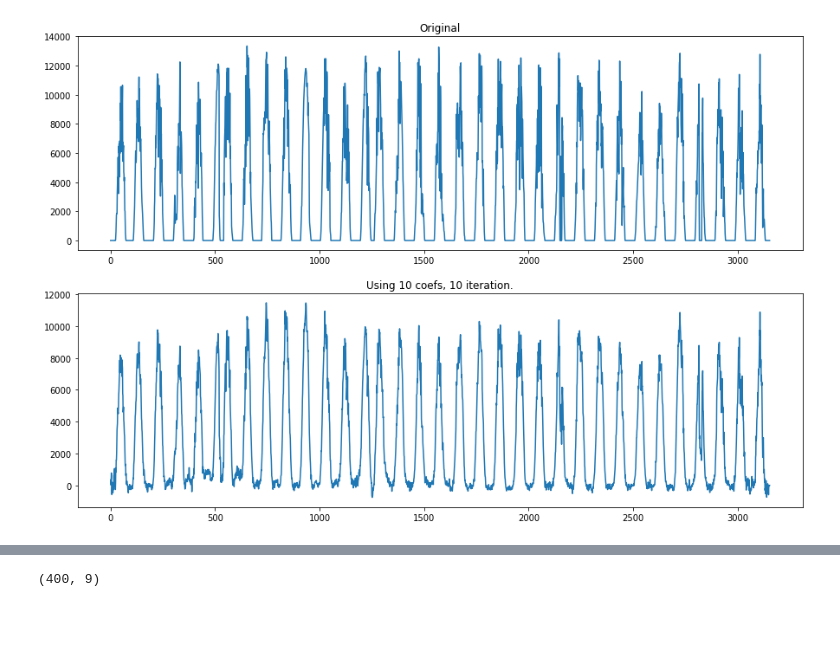
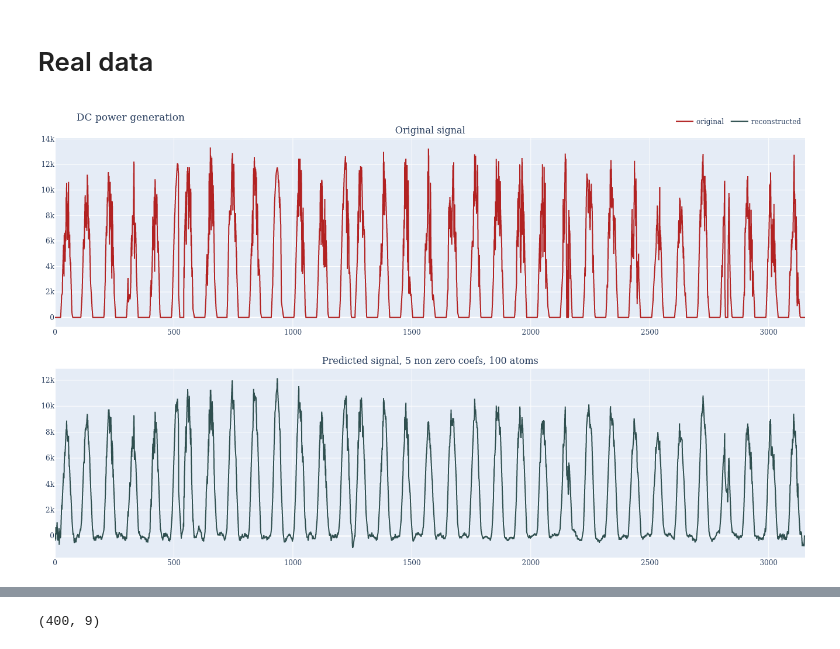
Before and after one commit to Flbk/mva-ts-project, a Jupyter notebook: K-SVD-notebook.ipynb, the cells around one changed output, grey strips where cells are left out. Cells and saved outputs as stored; diff of their text form; code cells hidden in the pictures; blank space fills up the shorter version.

Commit message:
Nice plots in notebook.

```diff
--- a/K-SVD-notebook.ipynb
+++ b/K-SVD-notebook.ipynb
@@ -33,12 +32,15 @@ def get_trajectory_matrix(arr, window_shape, jump=1):
     return sliding_window_view(x=arr, window_shape=window_shape)[::jump].T
 # %%
 class KSVD:
-    def __init__(self, n_nonzero_coefs, K, sparse_coding_solver='omp', max_iter=100, tol=1e-5, **args):
+    def __init__(self, n_nonzero_coefs, K, sparse_coding_solver='omp', max_iter=100, tol=5e-3, parallel=False, **args):
         self.n_nonzero_coefs = n_nonzero_coefs
         self.K = K
         self.max_iter = max_iter
         self.tol = tol
         self.sparse_coding_solver = sparse_coding_solver
+        self.dict_errors = []
+        self.reconstruction_errors = []
+        self.parallel = parallel
 
     def update_column(self, D, Z, X, k):
         # start = time.time()
@@ -77,9 +79,9 @@ class KSVD:
         D = np.random.randn(N, self.K)
         D = D / np.linalg.norm(D, axis=0, keepdims=True)
 
-        prev_D = 0.
+        prev_D = D.copy()
 
-        for _ in tqdm(range(self.max_iter)):
+        for _ in tqdm(range(self.max_iter), disable=self.parallel):
             # start = time.time()
             Z = sparse_encode(X.T, D.T, n_nonzero_coefs=self.n_nonzero_coefs, algorithm=self.sparse_coding_solver).T
             # t_encode = time.time()
@@ -88,8 +90,13 @@ class KSVD:
                 D[:, k], Z[k] = self.update_column(D, Z, X, k)
             # t_update = time.time()
             # print('update columns', t_update - t_encode)
-            update_error = ((D - prev_D) ** 2).mean()
-            if update_error <= self.tol:
+            dict_error = ((D - prev_D) ** 2).mean()
+            self.dict_errors.append(dict_error)
+
+            reconstruction_error = ((X - D @ Z) ** 2).mean()
+            self.reconstruction_errors.append(reconstruction_error)
+            prev_D = D.copy()
+            if dict_error <= self.tol:
                 break
         self.D = D
         Z = sparse_encode(X.T, self.D.T, n_nonzero_coefs=self.n_nonzero_coefs, algorithm=self.sparse_coding_solver).T
@@ -110,3 +117,7 @@ class KSVD:
         X_reconstructed = self.predict(X_mat)
         X_pred = reconstruct_signal(X_reconstructed, X.shape[0])
         return X_pred
+
+    def fit_predict_1d_signal(self, X, N, jump=1):
+        self.fit_1d_signal(X, N, jump=1)
+        return self.predict_1d_signal(X)
@@ -144 +467,3 @@ plot_real_pred(measure, pred, 10, 10)
+# %% [markdown]
+# Real data
 # %%
@@ -146,6 +475,8 @@ dc_power = df_dc_power.DC_POWER.to_numpy()
 # %%
 X_power = get_trajectory_matrix(dc_power, 400, jump=10)
 # %%
-ksvd = KSVD(n_nonzero_coefs=10, K=1000, max_iter=5)
+K = 100
+n_coefs = 5
+ksvd = KSVD(n_nonzero_coefs=n_coefs, K=K, max_iter=5)
 D, Z = ksvd.fit(X_power)
 # %%
@@ -153,4 +484,4 @@ dc_reconstructed= reconstruct_signal(ksvd.predict(X_power), signal_length=dc_pow
 # %%
-plot_real_pred(dc_power, dc_reconstructed, 10, 10)
+plot_original_pred(dc_power, dc_reconstructed, "DC power generation", n_coefs=n_coefs, K=K, height=800, vertical_spacing=.1)
 # %% [output]
-[figure, old version]
+[figure, new version]
```
Also changed, not shown: parts of 35 cells of this notebook.
